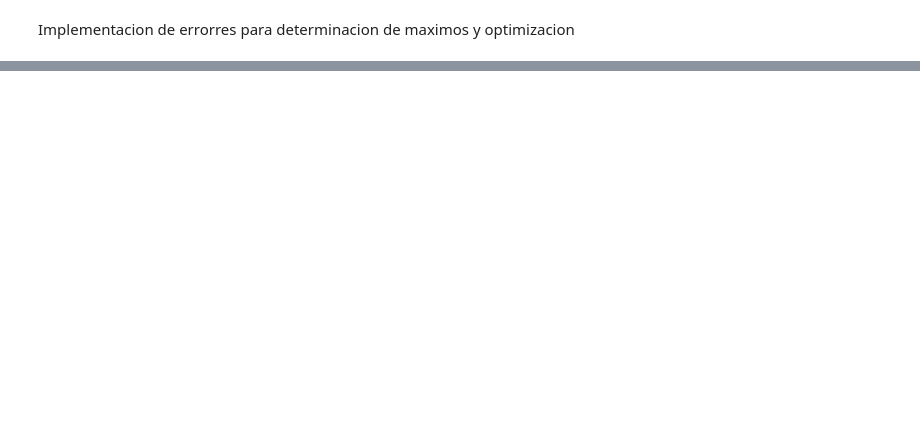
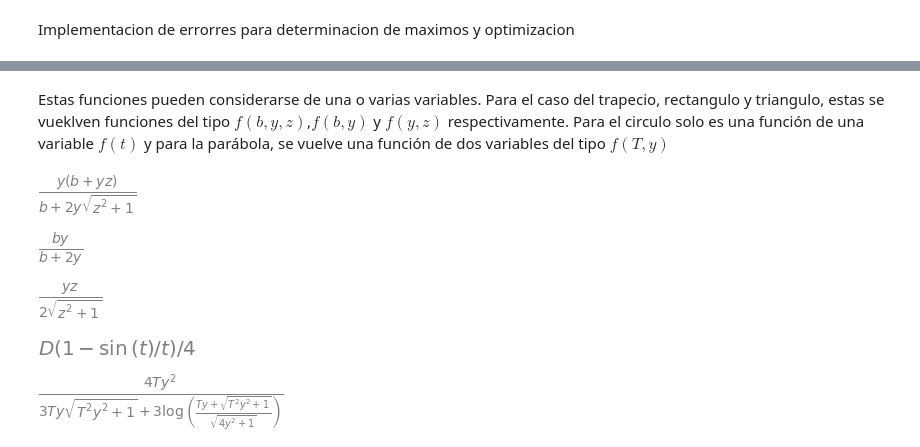
Before and after one commit to Victor-Rivero-235/Victor-AN2024, a Jupyter notebook: Proyecto parcial 1.ipynb, the cells around one changed output, grey strips where cells are left out. Cells and saved outputs as stored; diff of their text form; code cells hidden in the pictures; blank space fills up the shorter version.

```diff
--- a/Proyecto parcial 1.ipynb
+++ b/Proyecto parcial 1.ipynb
@@ -293,0 +202,36 @@ https://www.iagua.es/noticias/espana/tecnoconverting/16/08/25/que-son-diametro-y
+# %%
+t=sy.symbols('t')
+y=sy.symbols('y')
+b=sy.symbols('b')
+z=sy.symbols('z')
+D=sy.symbols('D')
+T=sy.symbols('T')
+
+
+Rht=(y*(b+(y*z)))/(b+(2*y*(sy.sqrt(1+z**2)))) #radio hidraulico del trapecio
+Rhr=(b*y)/(b+(2*y)) #radio hidraulico del rectangulo
+Rhtri=(y*z)/(2*sy.sqrt(1+z**2)) #radio hidraulico del triangulo
+Rhc=(D/4)*(1-(sy.sin(t))/t) #radio hidraulico del circulo
+Rhp=((4*T)*y**2)/(3*((T*y*sy.sqrt(1+y**2*T**2))+sy.ln((sy.sqrt(1+y**2*T**2)+T*y)/(sy.sqrt(1+4*y**2))))) #radio hidraulico parabola
+# %% [markdown]
+Estas funciones pueden considerarse de una o varias variables. Para el caso del trapecio, rectangulo y triangulo, estas se vueklven funciones del tipo $f(b,y,z)$,$f(b,y)$ y $f(y,z)$ respectivamente. Para el circulo solo es una función de una variable $f(t)$ y para la parábola, se vuelve una función de dos variables del tipo $f(T,y)$
+# %%
+Rht
+# %% [output]
+[figure, added]
+# %%
+Rhr
+# %% [output]
+[figure, added]
+# %%
+Rhtri
+# %% [output]
+[figure, added]
+# %%
+Rhc
+# %% [output]
+[figure, added]
+# %%
+Rhp
+# %% [output]
+[figure, added]
```
Also changed, not shown: parts of 57 cells of this notebook, 3 other files.
